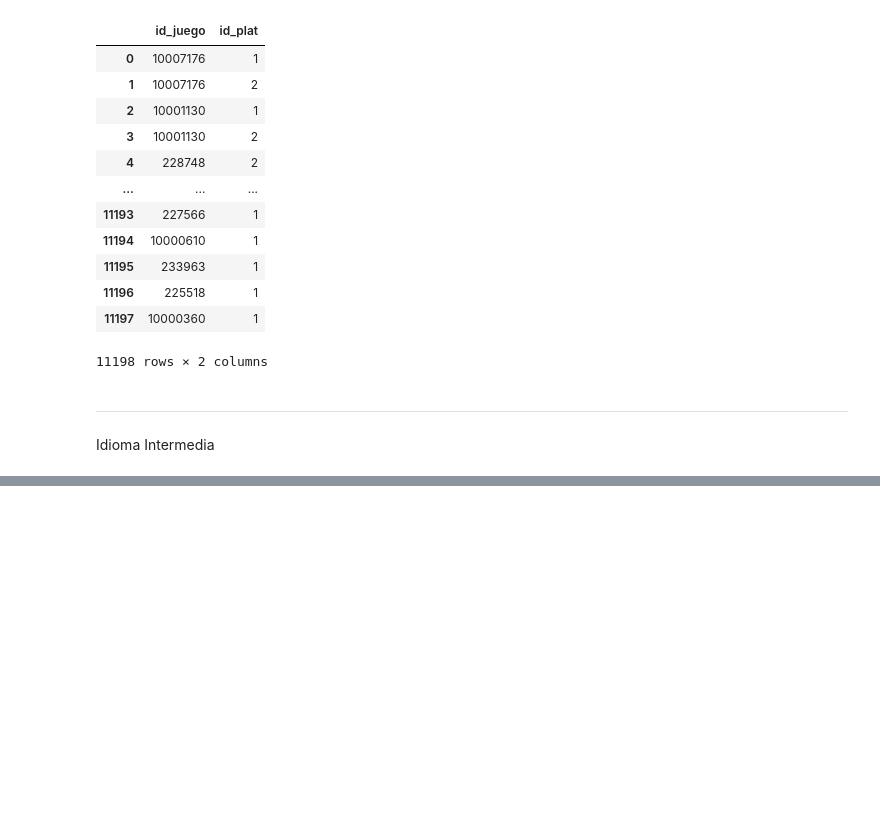
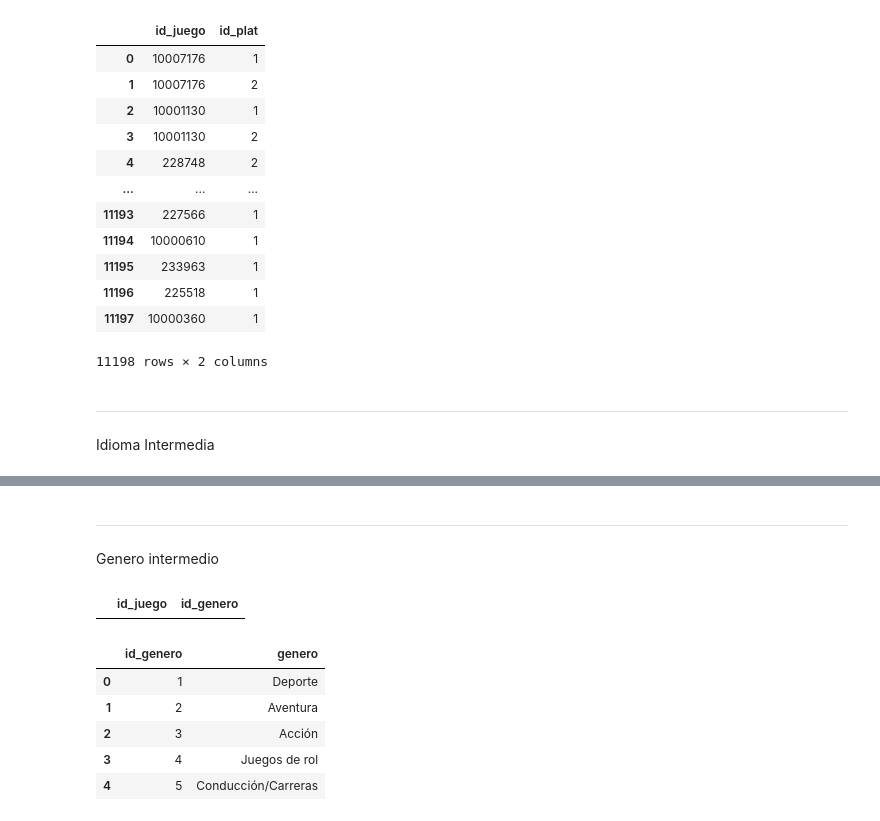
Before and after one commit to svalencia-romero/GamePriceTracker, a Jupyter notebook: notebooks/memoria_v1.ipynb, the cells around one changed output, grey strips where cells are left out. Drawn from its saved outputs; the diff is of its cells as text; code cells hidden in the pictures; blank space fills up the shorter version.

```diff
--- a/notebooks/memoria_v1.ipynb
+++ b/notebooks/memoria_v1.ipynb
@@ -2144,0 +2223,49 @@ Idioma Intermedia
+# %% [markdown]
+---
+# %% [markdown]
+Genero intermedio
+# %%
+datos_id_genero = []
+# Conexión a la base de datos utilizando SQLAlchemy
+engine = create_engine(f"postgresql://{cr2.user}:{cr2.password}@{cr2.host}:{cr2.port}/{cr2.database}")
+# Leer el DataFrame
+df_read = pd.read_csv('../csv_s/csv_final_mix_to_db/csv_2024-04-02.csv')
+
+query = '''SELECT id_juego,genero.id_genero,genero FROM public.genero_int
+        INNER JOIN genero ON genero_int.id_genero = genero.id_genero
+        '''
+df_genero_bbdd = pd.read_sql(query, engine)
+
+
+query = '''SELECT id_genero,genero from genero'''
+df_gen_orig = pd.read_sql(query, engine)
+
+
+for index, row in df_read.iterrows():
+    # Obtener los idiomas de la fila actual
+    generos = row['Genero'].split(',')
+    for genero in generos:
+        genero = genero.strip()
+        id_genero = df_gen_orig["id_genero"][df_gen_orig["genero"] == genero].values
+        id_juego = row["id_juego"]
+        datos_id_genero.append({"id_juego":id_juego,"id_genero":int(id_genero[0])})
+df_nuevo_gen_int = pd.DataFrame(datos_id_genero)
+
+nuevo_df = df_nuevo_gen_int[~df_nuevo_gen_int['id_juego'].isin(df_genero_bbdd['id_juego']) & ~df_nuevo_gen_int['id_genero'].isin(df_genero_bbdd['id_genero'])]
+
+if not nuevo_df.empty:
+    nuevo_df.to_sql(name='genero_int', con=engine, if_exists='append', index=False)
+
+engine.dispose()
+nuevo_df
+# %% [output]
+|  | id_juego | id_genero |
+# %%
+df_gen_orig.head()
+# %% [output]
+|  | id_genero | genero |
+| 0 | 1 | Deporte |
+| 1 | 2 | Aventura |
+| 2 | 3 | Acción |
+| 3 | 4 | Juegos de rol |
+| 4 | 5 | Conducción/Carreras |
```
Also changed, not shown: parts of 14 cells of this notebook, 4 other files.
